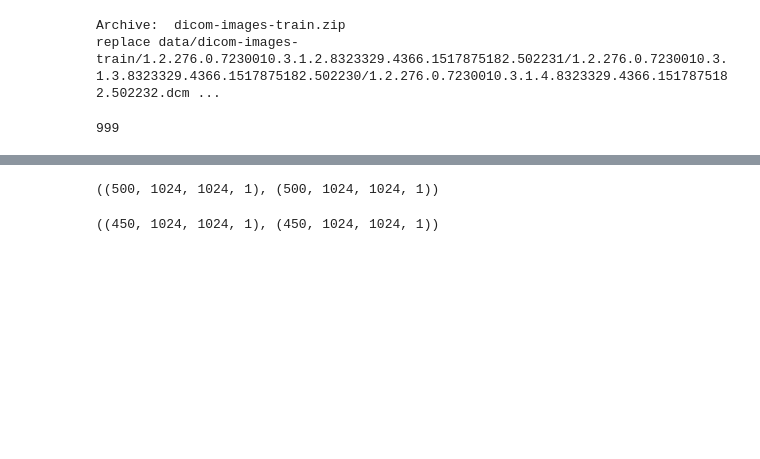
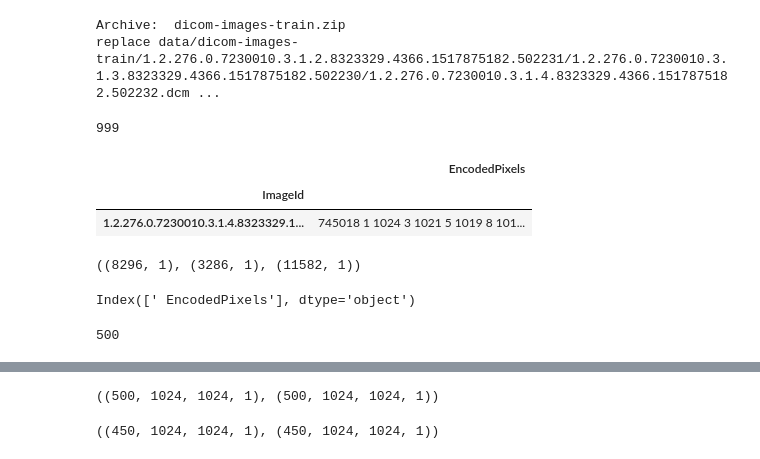
Before and after one commit to gabibu/aiforhealthcare, a Jupyter notebook: advanced_models_colab.ipynb, the cells around one changed output, grey strips where cells are left out. Saved outputs shown, nothing was run; the diff lists cells and outputs as text; code cells hidden in the pictures; blank space fills up the shorter version.

```diff
--- a/advanced_models_colab.ipynb
+++ b/advanced_models_colab.ipynb
@@ -149,9 +149,34 @@ SEED
 # %%
 # df = pd.read_csv('archive/train-rle.csv', header=None, index_col=0)
 # train_fns = sorted(glob.glob('archive/dicom-images-train/*/*/*.dcm'))#[0:500]
 # df_full = pd.read_csv('archive/train-rle.csv', index_col='ImageId')
 
 df = pd.read_csv('train-rle.csv', header=None, index_col=0)
-train_fns = sorted(glob.glob('data/dicom-images-train/*/*/*.dcm')) #[0:500]
+train_fns = sorted(glob.glob('data/dicom-images-train/*/*/*.dcm'))
 len(train_fns)
 df_full = pd.read_csv('train-rle.csv', index_col='ImageId')
+df_full.sample(1)
+# %% [output]
+|  | EncodedPixels |
+| ImageId |  |
+| 1.2.276.0.7230010.3.1.4.8323329.1... | 745018 1 1024 3 1021 5 1019 8 101... |
+# %%
+df_full[df_full[' EncodedPixels'].str.contains('-1')].shape, df_full[~df_full[' EncodedPixels'].str.contains('-1')].shape, df_full.shape
+# %% [output]
+((8296, 1), (3286, 1), (11582, 1))
+# %%
+df_full.columns
+# %% [output]
+Index([' EncodedPixels'], dtype='object')
+# %%
+dataset_df = df_full.reset_index().drop_duplicates(['ImageId'])
+
+
+negative_images =  set(dataset_df[dataset_df[' EncodedPixels'].str.contains('-1')].sample(250)['ImageId'].tolist())
+
+positive_images = set(dataset_df[~dataset_df[' EncodedPixels'].str.contains('-1')].sample(250)['ImageId'].tolist())
+
+images_ids_for_trainning = set.union(negative_images, positive_images)
+len(images_ids_for_trainning)
+# %% [output]
+500
```
Also changed, not shown: parts of 3 cells of this notebook.
